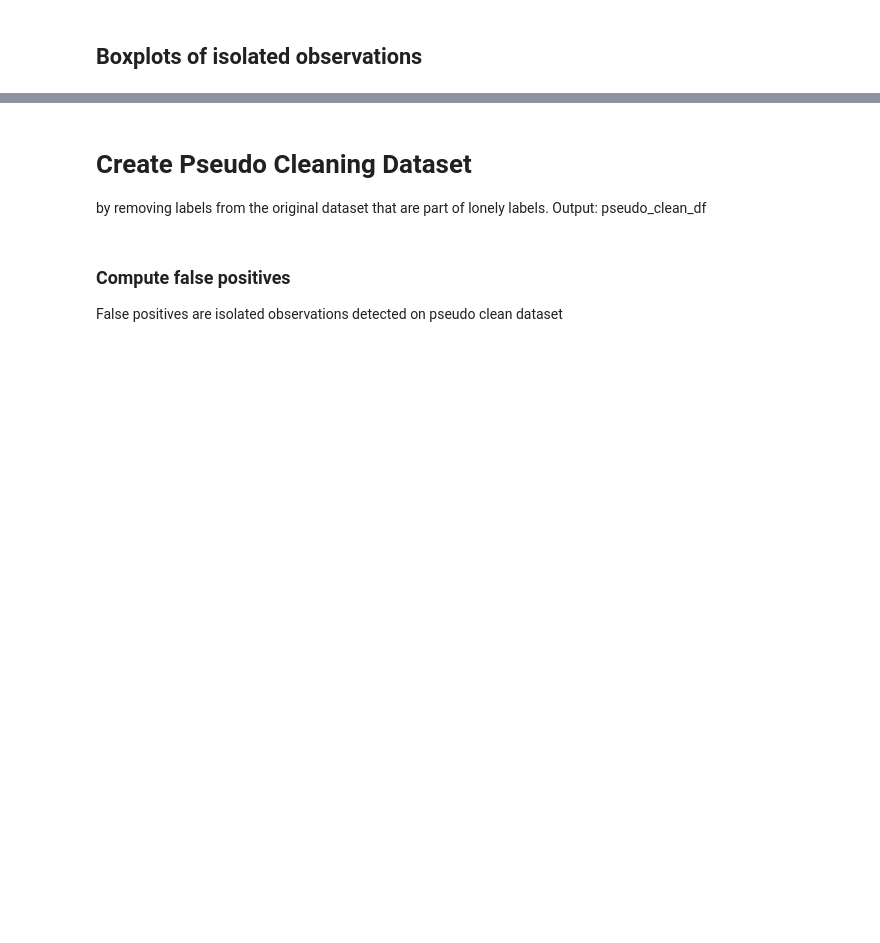
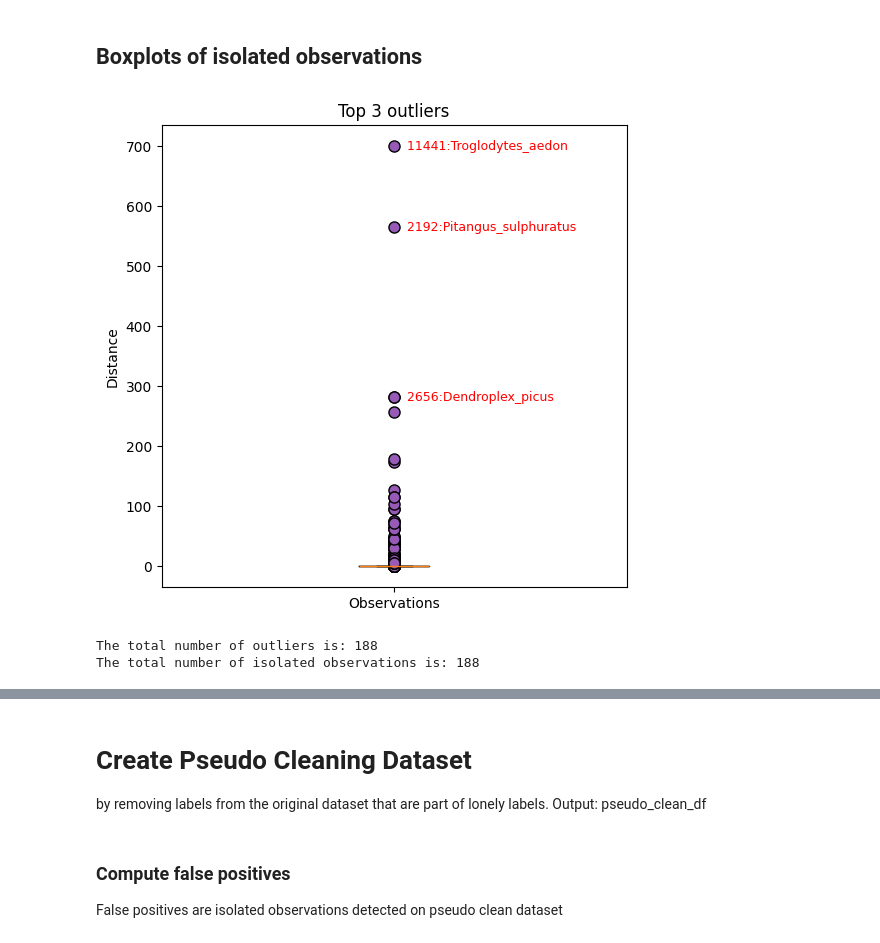
Before and after one commit to jongalon/Isolated_Observations, a Jupyter notebook: notebooks/FindIsolatedObservations.ipynb, the cells around one changed output, grey strips where cells are left out. Saved outputs shown, nothing was run; the diff lists cells and outputs as text; code cells hidden in the pictures; blank space fills up the shorter version.

```diff
--- a/notebooks/FindIsolatedObservations.ipynb
+++ b/notebooks/FindIsolatedObservations.ipynb
@@ -88,2 +88,12 @@ plot_dendrogram_lonelylabels(df_reduced, only_features_scaled, lonely_observatio
 # %% [markdown]
 ## Boxplots of isolated observations
+# %%
+outliers = plot_outliers(df_reduced, lonely_observations_df)
+# Calculate the number of outliers
+num_outliers = len(outliers)
+print(f'The total number of outliers is: {num_outliers}')
+print(f'The total number of isolated observations is: {num_lonely_observations}')
+# %% [output]
+[figure, added]
+The total number of outliers is: 188
+The total number of isolated observations is: 188
```
Also changed, not shown: parts of 14 cells of this notebook, 12 other files.
